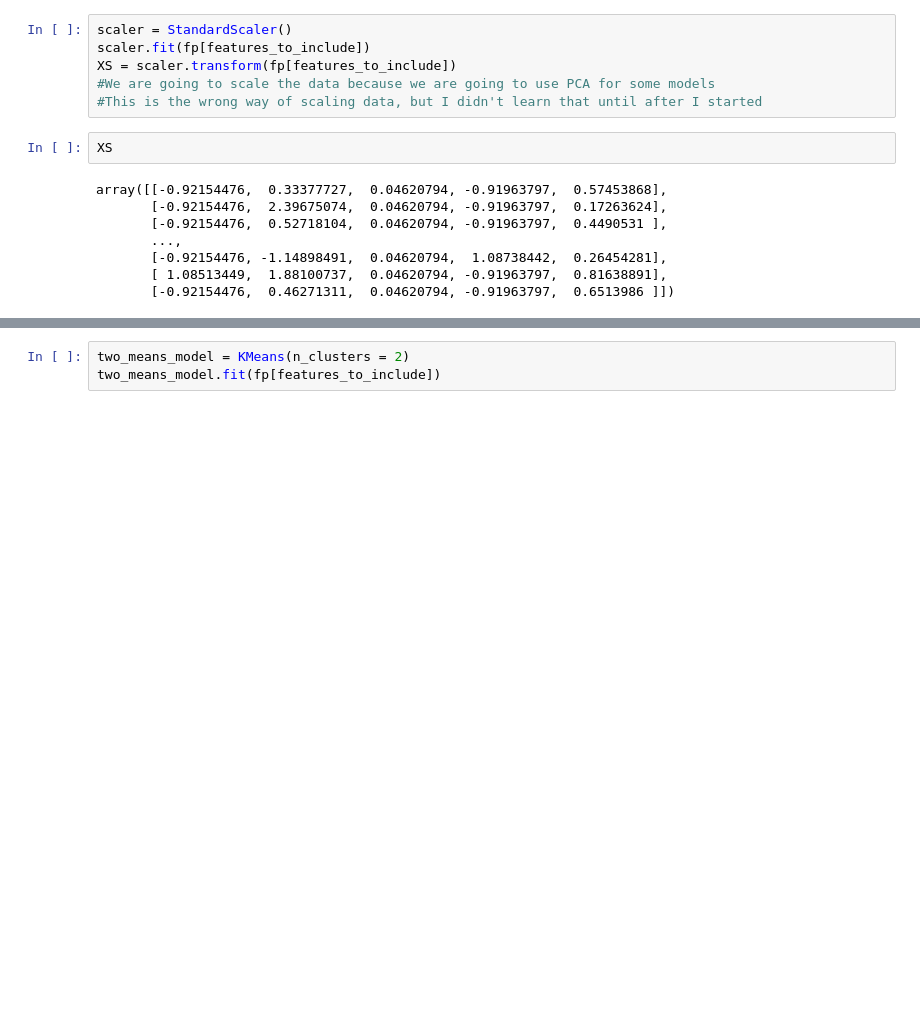
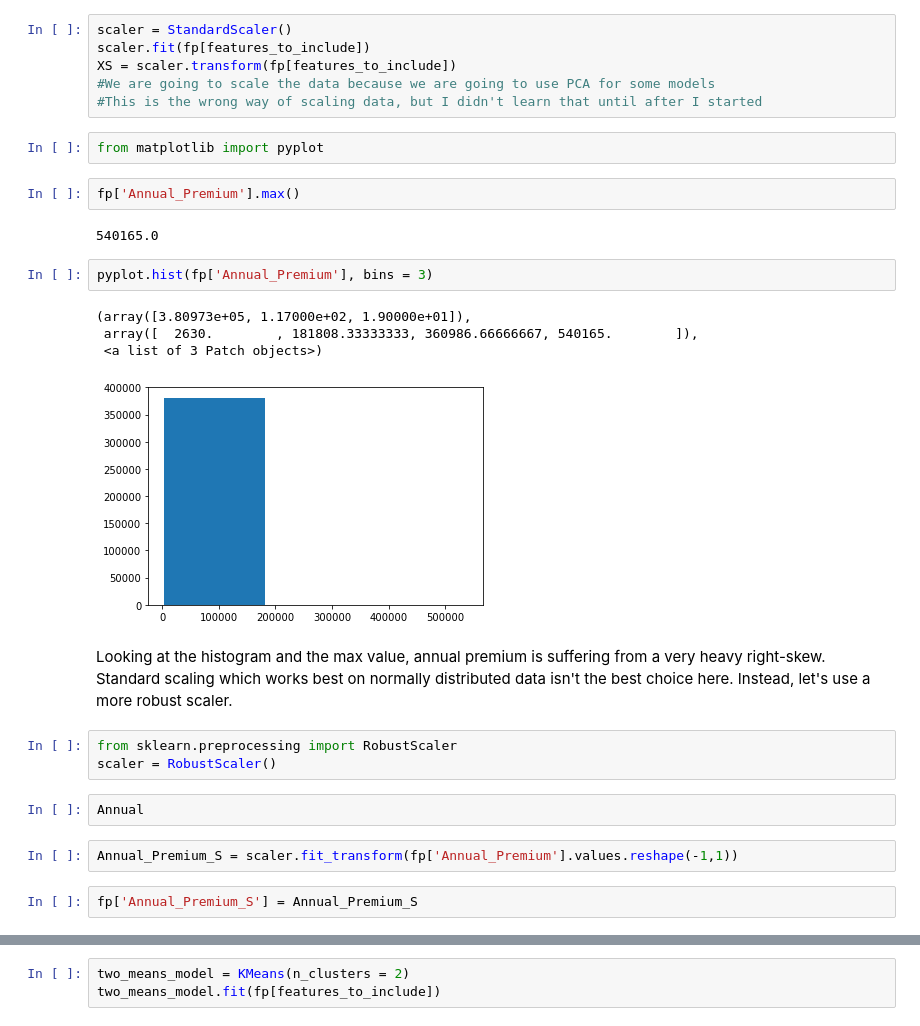
Before and after one commit to Kimjaso/Health-Insurance-Cross-sell, a Jupyter notebook: FinalProject.ipynb, the cells around one changed output, grey strips where cells are left out. Cells and saved outputs as stored; diff of their text form; blank space fills up the shorter version.

```diff
--- a/FinalProject.ipynb
+++ b/FinalProject.ipynb
@@ -162,13 +209,27 @@ scaler.fit(fp[features_to_include])
 XS = scaler.transform(fp[features_to_include])
 #We are going to scale the data because we are going to use PCA for some models
 #This is the wrong way of scaling data, but I didn't learn that until after I started
-# %%
-XS
-# %% [output]
-array([[-0.92154476,  0.33377727,  0.04620794, -0.91963797,  0.57453868],
-       [-0.92154476,  2.39675074,  0.04620794, -0.91963797,  0.17263624],
-       [-0.92154476,  0.52718104,  0.04620794, -0.91963797,  0.4490531 ],
-       ...,
-       [-0.92154476, -1.14898491,  0.04620794,  1.08738442,  0.26454281],
-       [ 1.08513449,  1.88100737,  0.04620794, -0.91963797,  0.81638891],
-       [-0.92154476,  0.46271311,  0.04620794, -0.91963797,  0.6513986 ]])
+# %%
+from matplotlib import pyplot
+# %%
+fp['Annual_Premium'].max()
+# %% [output]
+540165.0
+# %%
+pyplot.hist(fp['Annual_Premium'], bins = 3)
+# %% [output]
+(array([3.80973e+05, 1.17000e+02, 1.90000e+01]),
+ array([  2630.        , 181808.33333333, 360986.66666667, 540165.        ]),
+ <a list of 3 Patch objects>)
+[figure, added]
+# %% [markdown]
+Looking at the histogram and the max value, annual premium is suffering from a very heavy right-skew. Standard scaling which works best on normally distributed data isn't the best choice here. Instead, let's use a more robust scaler.
+# %%
+from sklearn.preprocessing import RobustScaler
+scaler = RobustScaler()
+# %%
+Annual
+# %%
+Annual_Premium_S = scaler.fit_transform(fp['Annual_Premium'].values.reshape(-1,1))
+# %%
+fp['Annual_Premium_S'] = Annual_Premium_S
```
Also changed, not shown: parts of 109 cells of this notebook.
